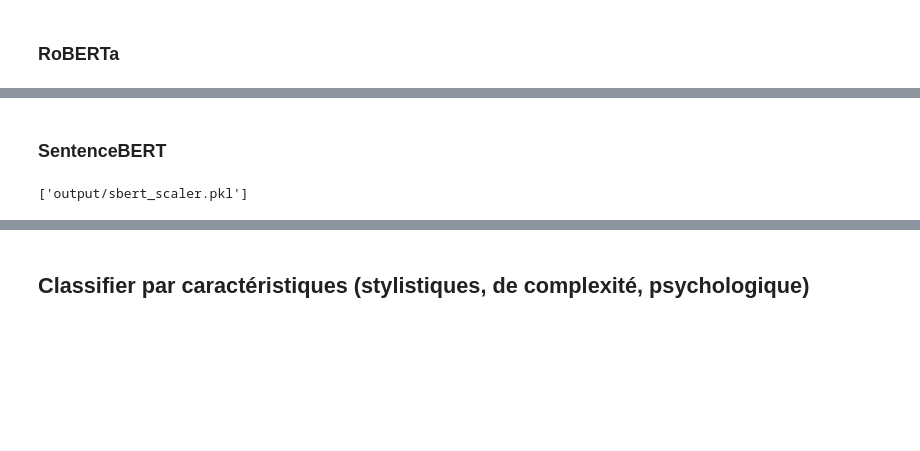
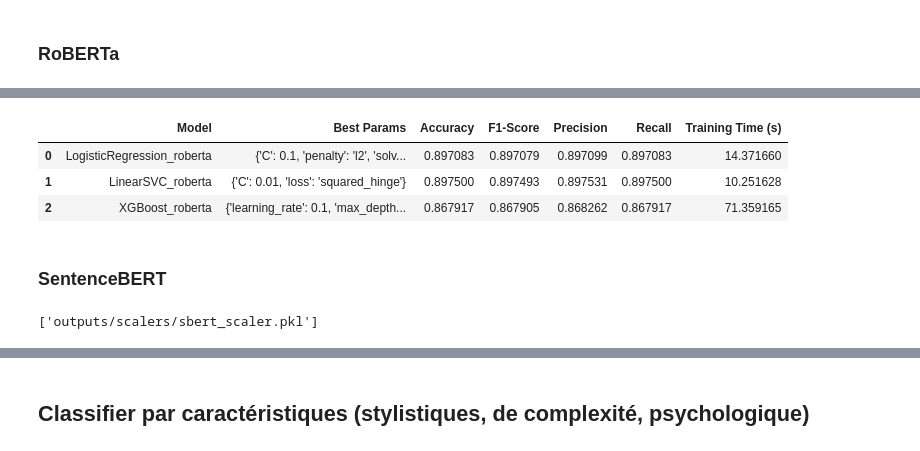
Before and after one commit to AminaManseur29/ENSAE_NLP_project, a Jupyter notebook: notebook.ipynb, the cells around one changed output, grey strips where cells are left out. Saved outputs shown, nothing was run; the diff lists cells and outputs as text; code cells hidden in the pictures; blank space fills up the shorter version.

```diff
--- a/notebook.ipynb
+++ b/notebook.ipynb
@@ -1012,0 +1050,3 @@ XGBoost enregistré dans outputs/XGBoost_roberta_model.joblib ✅
+# %%
+# Pour RoBERTa embeddings
+results_roberta = train_and_tune_models(x_train_roberta_scaled, y_train_roberta, x_test_roberta_scaled, y_test_roberta, feature_type='roberta')
@@ -1013,3 +1088,10 @@ XGBoost enregistré dans outputs/XGBoost_roberta_model.joblib ✅
+# %%
+results_roberta
+# %% [output]
+|  | Model | Best Params | Accuracy | F1-Score | Precision | Recall | Training Time (s) |
+| 0 | LogisticRegression_roberta | {'C': 0.1, 'penalty': 'l2', 'solv... | 0.897083 | 0.897079 | 0.897099 | 0.897083 | 14.371660 |
+| 1 | LinearSVC_roberta | {'C': 0.01, 'loss': 'squared_hinge'} | 0.897500 | 0.897493 | 0.897531 | 0.897500 | 10.251628 |
+| 2 | XGBoost_roberta | {'learning_rate': 0.1, 'max_depth... | 0.867917 | 0.867905 | 0.868262 | 0.867917 | 71.359165 |
 # %% [markdown]
 ### SentenceBERT
 # %%
@@ -1025,9 +1107,9 @@ x_train_sbert_scaled = scaler.fit_transform(np.array(x_train_sbert.to_list()))
 x_test_sbert_scaled = scaler.transform(np.array(x_test_sbert.to_list()))
 # %%
 # Sauvegarde du scaler
-joblib.dump(scaler, 'output/sbert_scaler.pkl')
+joblib.dump(scaler, 'outputs/scalers/sbert_scaler.pkl')
 # %% [output]
-['output/sbert_scaler.pkl']
+['outputs/scalers/sbert_scaler.pkl']
 # %%
 y_test_sbert = np.array(y_test_sbert.to_list())
 y_train_sbert = np.array(y_train_sbert.to_list())
```
Also changed, not shown: parts of 41 cells of this notebook, 26 other files.
